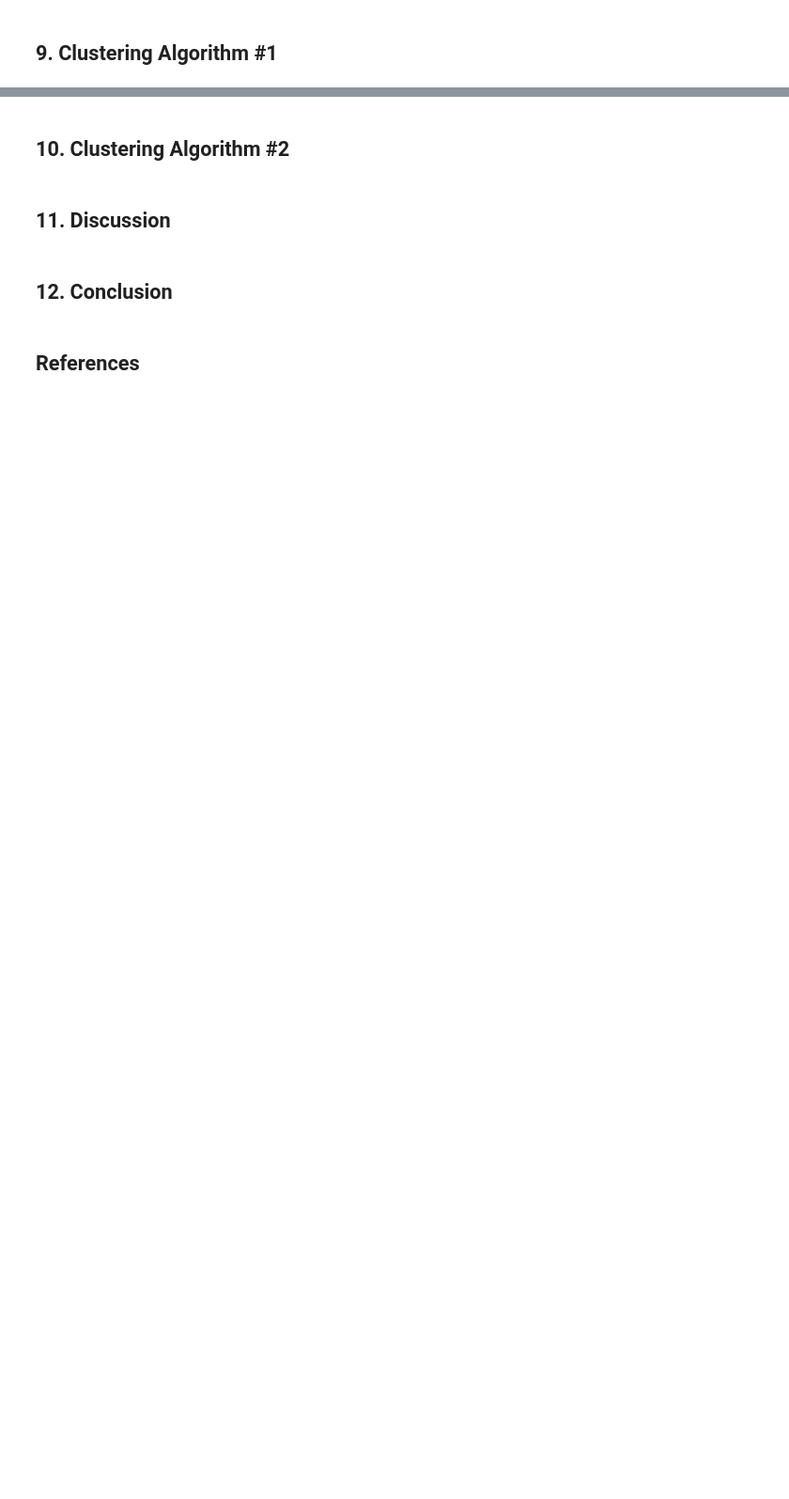
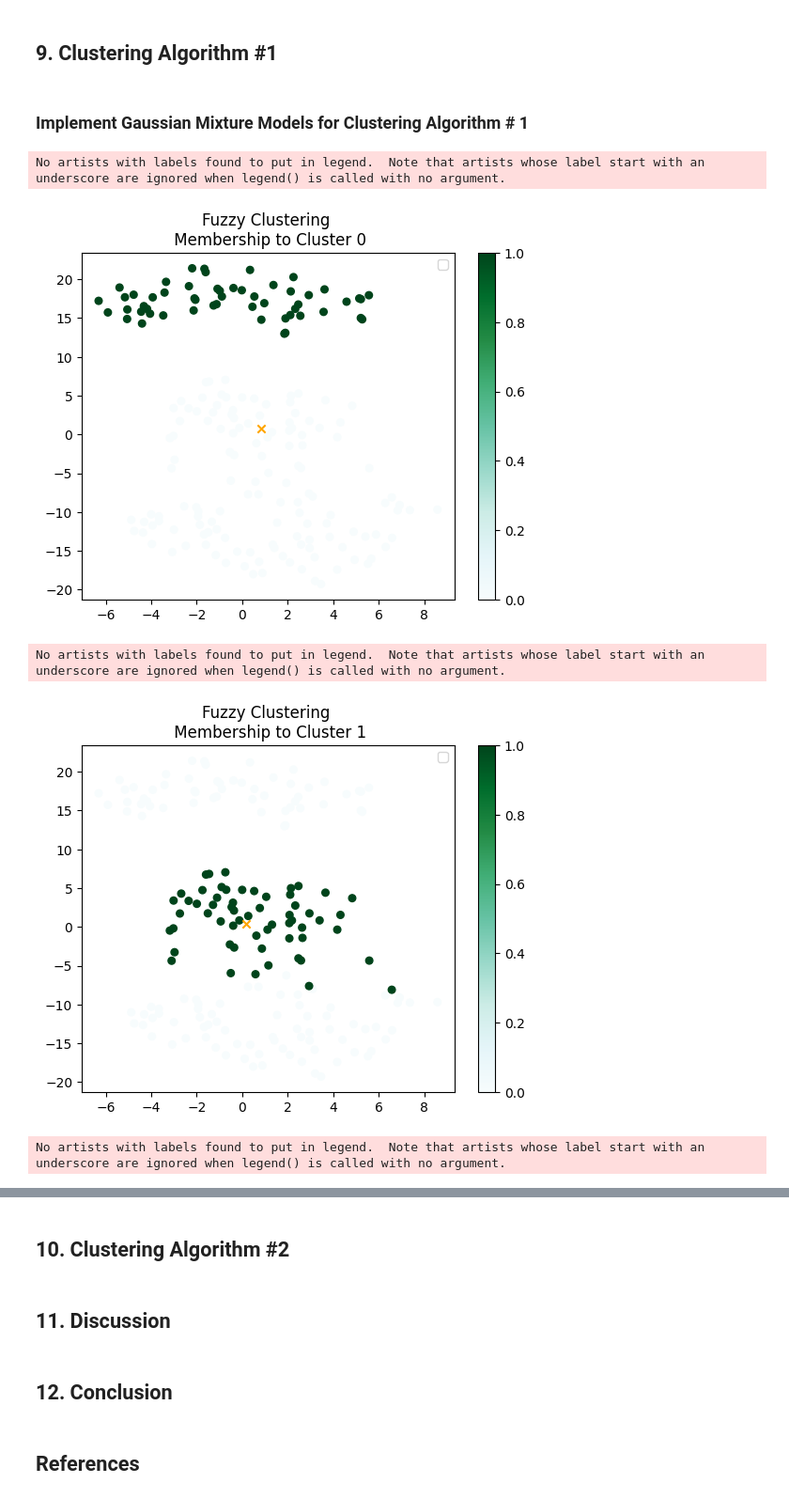
Before and after one commit to agrigortsuk/stat437project, a Jupyter notebook: new_dataset.ipynb, the cells around one changed output, grey strips where cells are left out. Shown at 94% size. Drawn from its saved outputs; the diff is of its cells as text; code cells hidden in the pictures; blank space fills up the shorter version.

Commit message:
Add Gaussian Mixture #1

```diff
--- a/new_dataset.ipynb
+++ b/new_dataset.ipynb
@@ -404,2 +416,34 @@ plt.show()
 # %% [markdown]
 ## 9. Clustering Algorithm #1
+# %% [markdown]
+### Implement Gaussian Mixture Models for Clustering Algorithm # 1
+# %%
+from sklearn.mixture import GaussianMixture
+# Train the model
+gm = GaussianMixture(n_components=3, random_state=1001)
+gm.fit(df_no_nans.select_dtypes(include='number'))
+Y_pred = gm.fit_predict(df_no_nans.select_dtypes(include='number'))
+W=gm.predict_proba(df_no_nans.select_dtypes(include='number'))
+
+
+#Plot the cluster membership scores for each cluster.
+for i in range(0,3):
+    #Create a column with cluster i membership scores
+    df_combo['Cluster %s Membership Score'%str(i)]=W[:,i]
+
+    #Plot the points, color coded by the membership score.
+    points = plt.scatter(df_combo["x_projected"], df_combo["y_projected"],
+                 c=df_combo['Cluster %s Membership Score'%str(i)], s=30, cmap="BuGn")
+    plt.colorbar(points)
+
+    #Plots the centroids as well.
+    plt.scatter(gm.means_[i][0],gm.means_[i][1], marker="x", color='orange')
+    plt.title('Fuzzy Clustering \n Membership to Cluster %s'%str(i))
+    plt.legend(bbox_to_anchor=(1,1))
+    plt.show()
+# %% [output]
+No artists with labels found to put in legend.  Note that artists whose label start with an underscore are ignored when legend() is called with no argument.
+[figure, added]
+No artists with labels found to put in legend.  Note that artists whose label start with an underscore are ignored when legend() is called with no argument.
+[figure, added]
+No artists with labels found to put in legend.  Note that artists whose label start with an underscore are ignored when legend() is called with no argument.
```
Also changed, not shown: parts of 7 cells of this notebook.
